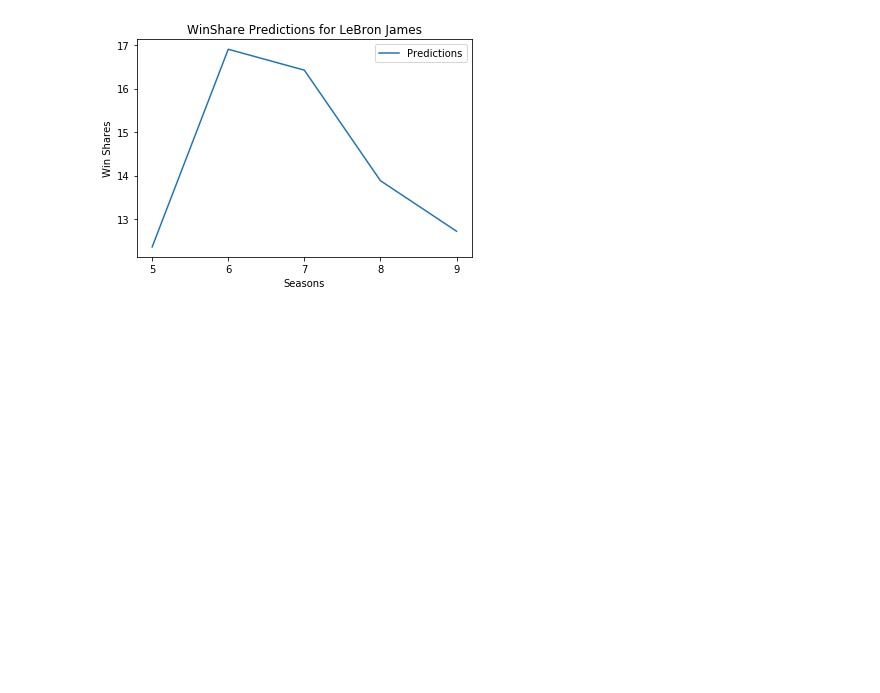
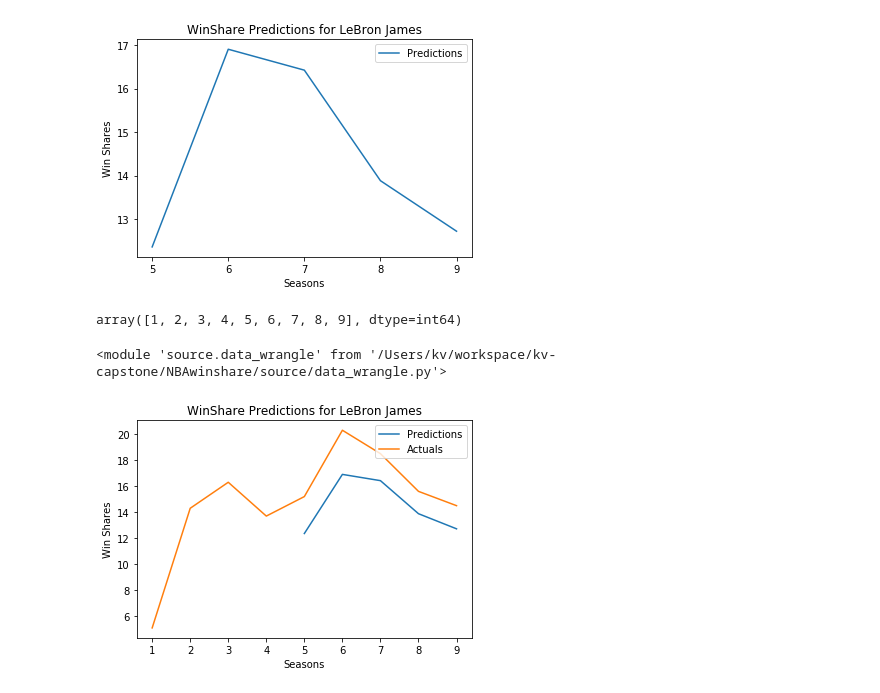
Before and after one commit to KirkAVoss/kv-capstone, a Jupyter notebook: NBAwinshare/2018.11.27 KV Work.ipynb, the cells around one changed output. Cells and saved outputs as stored; diff of their text form; code cells hidden in the pictures; blank space fills up the shorter version.

Commit message:
Added actual plotting to the prediction

```diff
--- a/NBAwinshare/2018.11.27 KV Work.ipynb
+++ b/NBAwinshare/2018.11.27 KV Work.ipynb
@@ -89,0 +98,14 @@ sr2.plot_player_arc('LeBron James', fullpredictions['LeBron James'])
+# %%
+x
+# %% [output]
+array([1, 2, 3, 4, 5, 6, 7, 8, 9], dtype=int64)
+# %%
+importlib.reload(data_wrangle)
+# %% [output]
+<module 'source.data_wrangle' from '/Users/kv/workspace/kv-capstone/NBAwinshare/source/data_wrangle.py'>
+# %%
+xlbj,ylbj = data_wrangle.get_actuals_for_first_x_years(fullstats, 'LeBron James',)
+# %%
+sr2.plot_player_arc('LeBron James', fullpredictions['LeBron James'], actuals = ylbj, actualseasons=xlbj)
+# %% [output]
+[figure, added]
```
Also changed, not shown: parts of 10 cells of this notebook, 2 other files.
